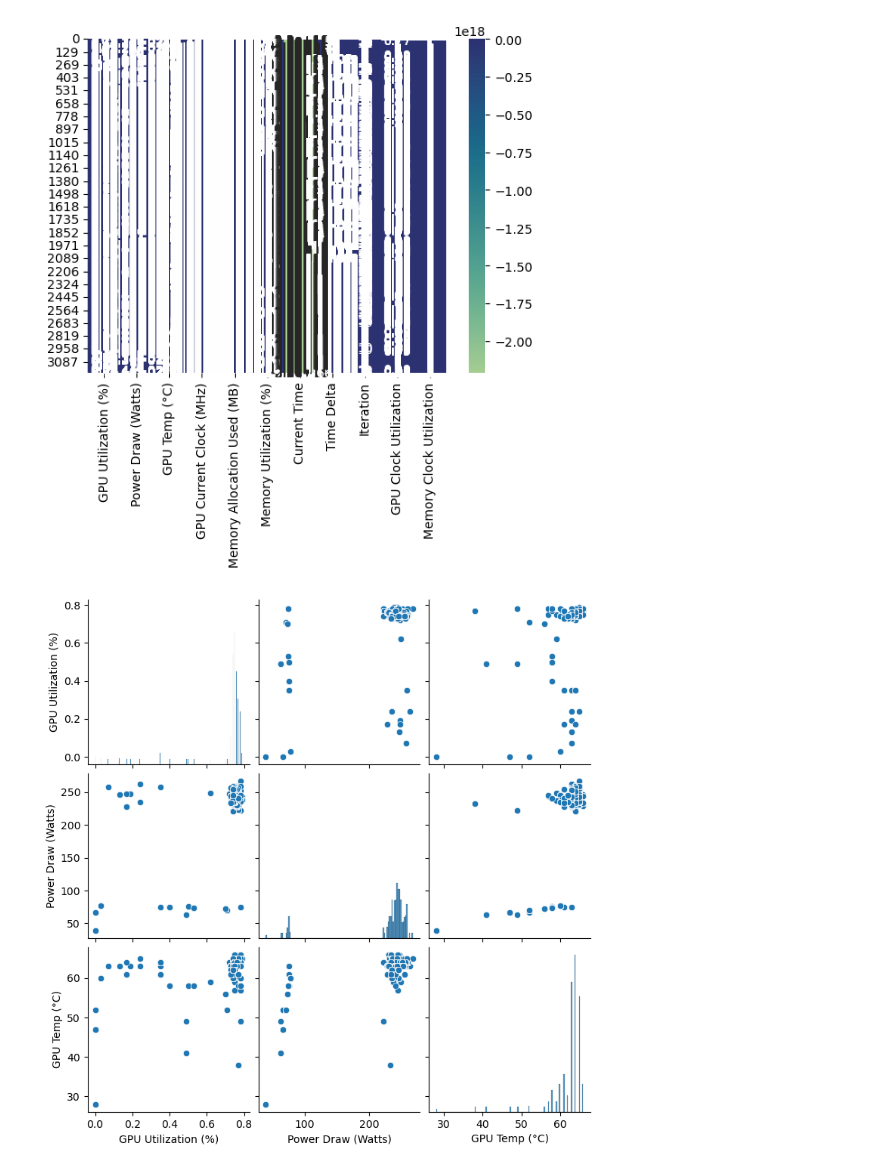
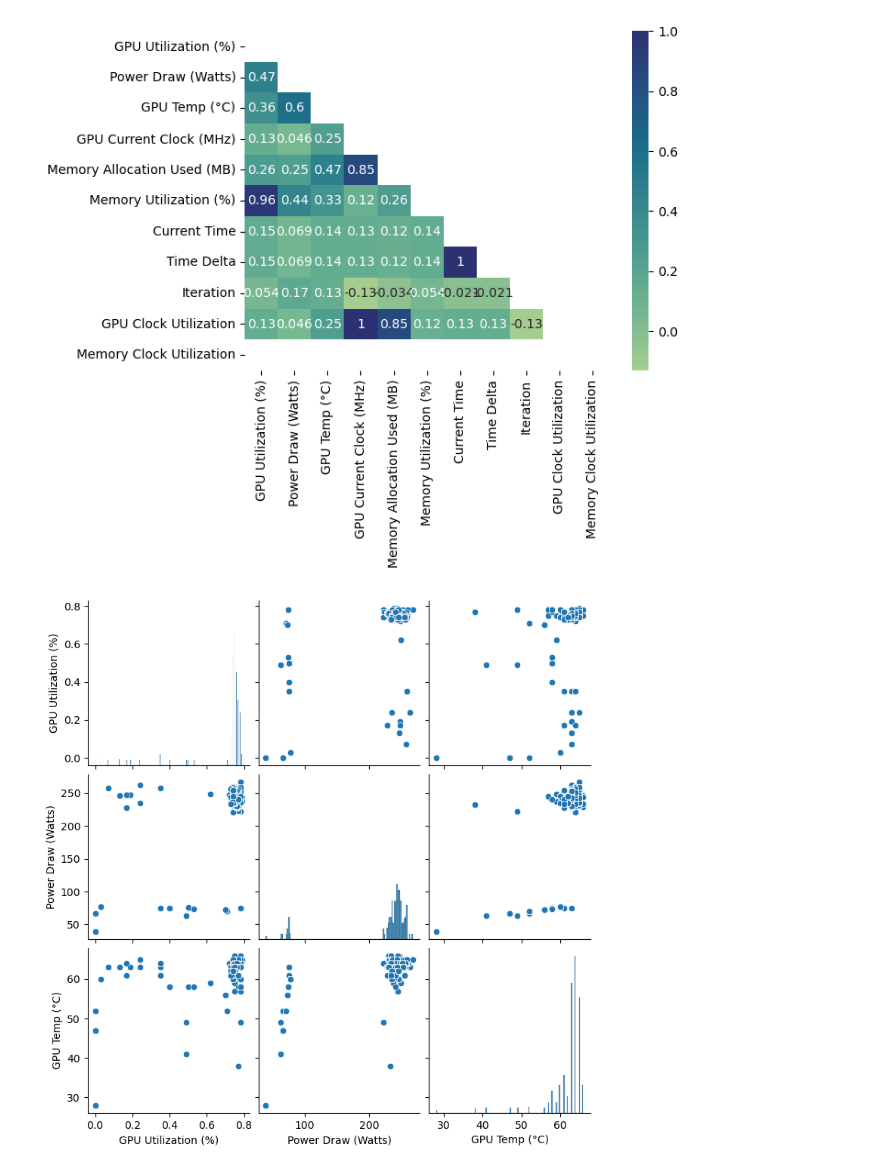
Before and after one commit to alt-rahul/5g-edge-app, a Jupyter notebook: model/features.ipynb, the cells around one changed output. Cells and saved outputs as stored; diff of their text form; code cells hidden in the pictures.

```diff
--- a/model/features.ipynb
+++ b/model/features.ipynb
@@ -25,10 +25,10 @@ corr_matrix = live_copy.corr()
 live = live.drop(columns=['Memory Current Clock (MHz)'])
 live_copy = live_copy.drop(columns=['Memory Current Clock (MHz)'])
 # %%
-mask = np.triu(np.ones_like(live_copy, dtype=bool))
-heatmap = sns.heatmap(live_copy, mask=mask, cmap='crest', annot=True)
+mask = np.triu(np.ones_like(live_copy.corr(), dtype=bool))
+heatmap = sns.heatmap(live_copy.corr(), mask=mask, cmap='crest', annot=True)
 # %% [output]
-[figure, old version]
+[figure, new version]
 # %%
 # tri_up = corr_matrix.mask(mask)
 # to_drop = [col for col in tri_up.columns if any(tri_up[col] > 0.9)]
```
Also changed, not shown: 7 other files.
